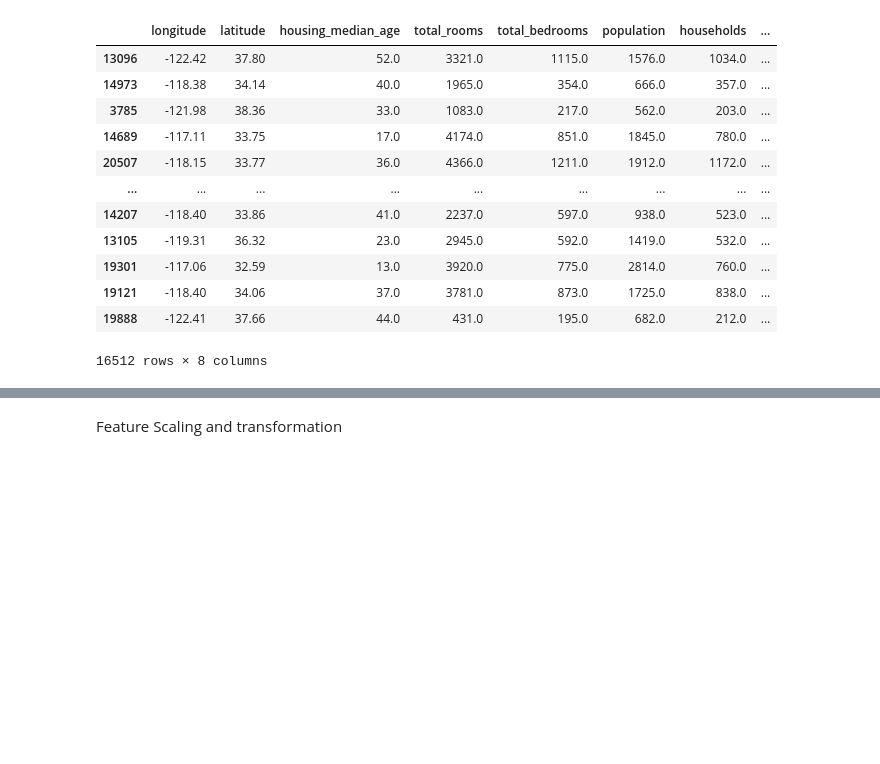
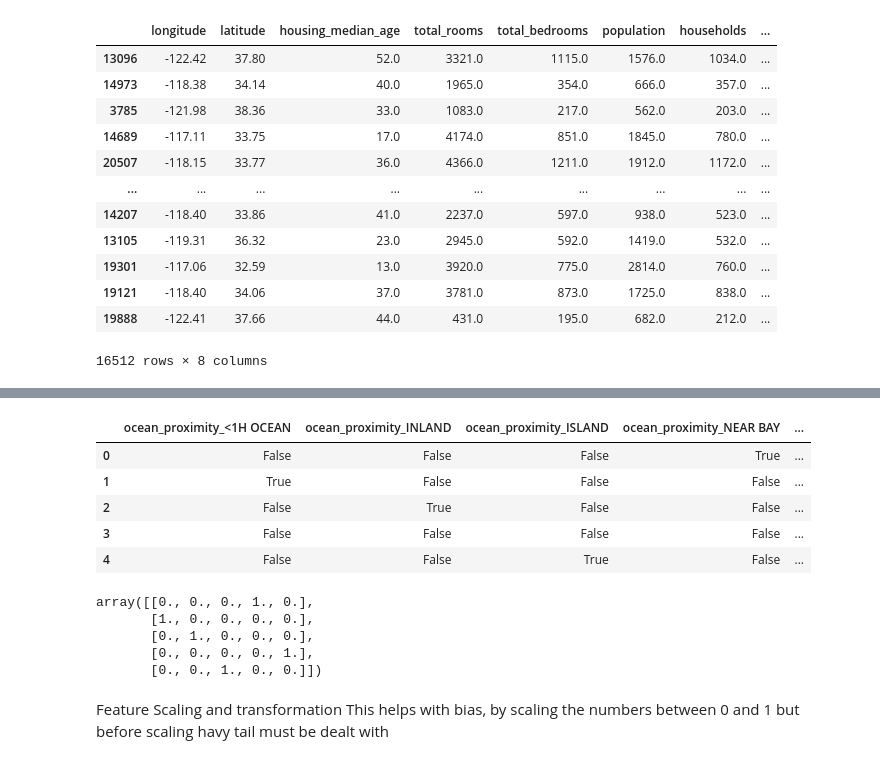
Before and after one commit to olaoluwacode/Machine-learning-for-house-price-prediction, a Jupyter notebook: house.ipynb, the cells around one changed output, grey strips where cells are left out. Drawn from its saved outputs; the diff is of its cells as text; code cells hidden in the pictures; blank space fills up the shorter version.

Commit message:
Working with transformers

```diff
--- a/house.ipynb
+++ b/house.ipynb
@@ -599,2 +600,25 @@ dtype: int64
+# %%
+# using pandas get_dummies to do the same thing as one hot encoding, but it is not as flexible as one hot encoding.
+df_test = pd.DataFrame({"ocean_proximity": ["NEAR BAY", "<1H OCEAN", "INLAND", "NEAR OCEAN", "ISLAND"]})
+pd.get_dummies(df_test)
+# %% [output]
+|  | ocean_proximity_<1H OCEAN | ocean_proximity_INLAND | ocean_proximity_ISLAND | ocean_proximity_NEAR BAY | ... |
+| 0 | False | False | False | True | ... |
+| 1 | True | False | False | False | ... |
+| 2 | False | True | False | False | ... |
+| 3 | False | False | False | False | ... |
+| 4 | False | False | True | False | ... |
+# %%
+#but onehot encoding is better because it can handle unknown categories and also it can handle multiple categorical features at once.
+cat_encoder.transform(df_test)
+# this one outputs only 5 columns and row thats it.
+# %% [output]
+array([[0., 0., 0., 1., 0.],
+       [1., 0., 0., 0., 0.],
+       [0., 1., 0., 0., 0.],
+       [0., 0., 0., 0., 1.],
+       [0., 0., 1., 0., 0.]])
 # %% [markdown]
 Feature Scaling and transformation
+This helps with bias, by scaling the numbers between 0 and 1
+but before scaling havy tail must be dealt with
```
Also changed, not shown: parts of 10 cells of this notebook.
